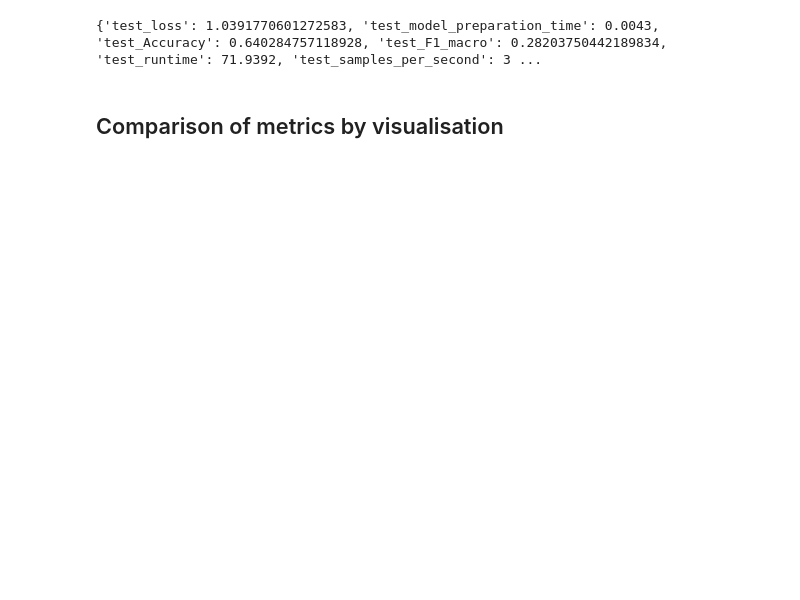
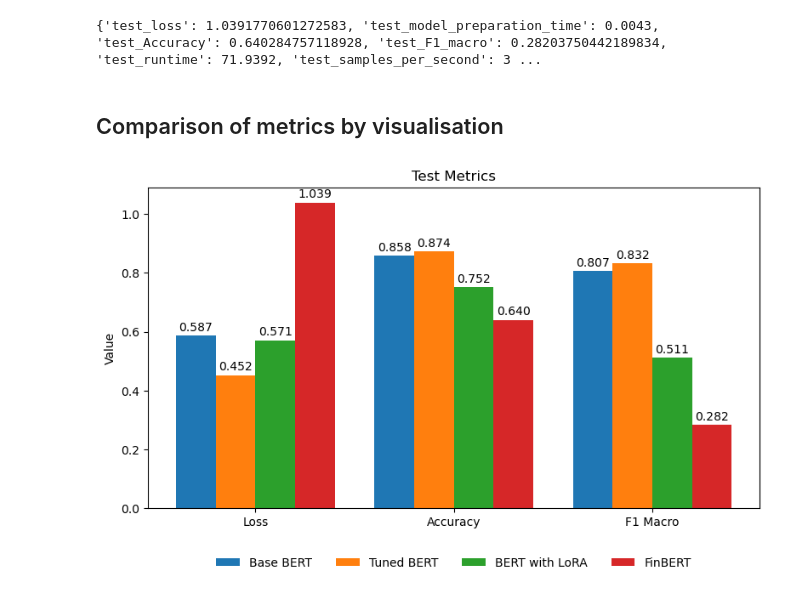
Before and after one commit to cedrickbx/LLM_finetuning_project, a Jupyter notebook: CS614_Assignment_1.ipynb, the cells around one changed output. Saved outputs shown, nothing was run; the diff lists cells and outputs as text; code cells hidden in the pictures; blank space fills up the shorter version.

Commit message:
visualised metrics for performance comparison and evaluation

```diff
--- a/CS614_Assignment_1.ipynb
+++ b/CS614_Assignment_1.ipynb
@@ -437,0 +436,90 @@ print(test_metrics)
+# %%
+# test metrics (rounded to 5 d.p.)
+results = {
+    "Base BERT": {"loss": 0.58719, "accuracy": 0.85846, "f1_macro": 0.80690, "train_time_secs": 3038.16952},
+    "Tuned BERT": {"loss": 0.45159, "accuracy": 0.87395, "f1_macro": 0.83198, "train_time_secs": 2886.48378},
+    "BERT with LoRA": {"loss": 0.57092, "accuracy": 0.75168, "f1_macro": 0.51115, "train_time_secs": 2360.90382},
+    "FinBERT": {"loss": 1.03918, "accuracy": 0.64028, "f1_macro": 0.28204},
+}
+
+# 2) Build DataFrame: rows = models, cols = metrics
+df = pd.DataFrame.from_dict(results, orient="index")
+# Choose metric order
+metrics = ["loss", "accuracy", "F1_macro"]
+df = df[metrics]
+
+# 3) Clustered bars with x-axis = metrics, bars = models
+def plot_grouped_by_metric(df, title="Test Metrics"):
+    models  = df.index.tolist()
+    metrics = df.columns.tolist()
+    x = np.arange(len(metrics))
+    n_models = len(models)
+    total_width = 0.8
+    bar_w = total_width / n_models
+    offsets = np.linspace(-total_width/2 + bar_w/2, total_width/2 - bar_w/2, n_models)
+
+    fig, ax = plt.subplots(figsize=(8, 5))
+
+    for i, model in enumerate(models):
+        vals = df.loc[model, metrics].values.astype(float)
+        bars = ax.bar(x + offsets[i], vals, width=bar_w, label=model)
+        for b, v in zip(bars, vals):
+            ax.annotate(f"{v:.3f}", (b.get_x() + b.get_width()/2.0, b.get_height()),
+                        ha="center", va="bottom", xytext=(0, 2), textcoords="offset points")
+
+    ax.set_xticks(x)
+    ax.set_xticklabels([m.replace("_"," ").title() for m in metrics])
+    ax.set_ylabel("Value")
+    ax.set_title(title)
+
+    # Put legend outside (right) so it never blocks bars/labels
+    ax.legend(loc="upper center", bbox_to_anchor=(0.5, -0.12), ncol=min(n_models, 4), frameon=False)
+    plt.subplots_adjust(bottom=0.2)
+    plt.tight_layout()
+    plt.show()
+
+plot_grouped_by_metric(df)
+
+# Build a time-only DataFrame for training time (skip missing (FinBERT))
+df_time = pd.DataFrame.from_dict(results, orient="index")[["train_time_secs"]].dropna()
+def _fmt_time(sec):
+    sec = int(round(float(sec)))
+    h, r = divmod(sec, 3600)
+    m, s = divmod(r, 60)
+    return f"{h:d}:{m:02d}:{s:02d}" if h else f"{m:02d}:{s:02d}"
+
+def plot_grouped_time(df_time, title="Training Time"):
+    if df_time.empty:
+        print("No training time data.")
+        return
+
+    models = df_time.index.tolist()
+    time_metrics = ["train_time_secs"]  # extend if you add more time keys later
+    x = np.arange(len(time_metrics))    # one group for 'Train Time'
+    n_models = len(models)
+    total_width = 0.8
+    bar_w = total_width / n_models
+    offsets = np.linspace(-total_width/2 + bar_w/2, total_width/2 - bar_w/2, n_models)
+
+    plt.figure()
+    ax = plt.gca()
+
+    for i, model in enumerate(models):
+        val = float(df_time.loc[model, "train_time_secs"])
+        bar = ax.bar(x + offsets[i], [val], width=bar_w, label=model)[0]
+        ax.annotate(_fmt_time(val),
+                    (bar.get_x() + bar.get_width()/2.0, bar.get_height()),
+                    ha="center", va="bottom", xytext=(0, 2), textcoords="offset points")
+
+    ax.set_xticks(x)
+    ax.set_xticklabels(["Train Time"])
+    ax.set_ylabel("Seconds")
+    ax.set_title(title)
+    ax.legend(loc="upper center", bbox_to_anchor=(0.5, -0.12), ncol=min(n_models, 4), frameon=False)
+    plt.subplots_adjust(bottom=0.2)
+    plt.tight_layout()
+    plt.show()
+
+plot_grouped_time(df_time)
+# %% [output]
+[figure, added]
```
Also changed, not shown: parts of 3 cells of this notebook.
